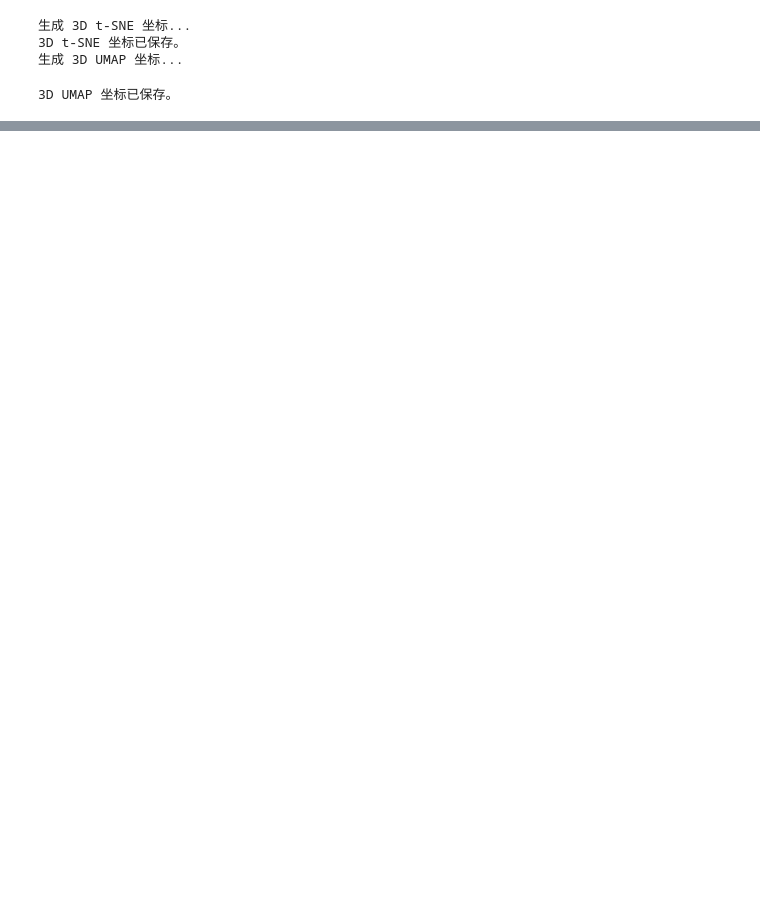
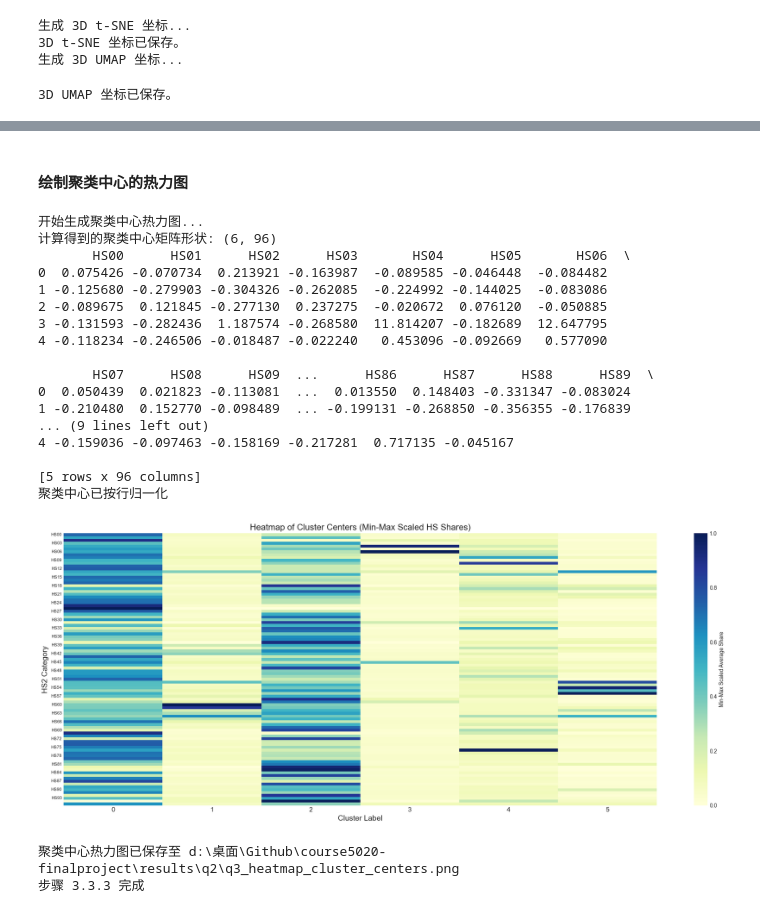
Before and after one commit to George-hardworking/course5020-finalproject, a Jupyter notebook: scripts/q2.ipynb, the cells around one changed output, grey strips where cells are left out. Saved outputs shown, nothing was run; the diff lists cells and outputs as text; code cells hidden in the pictures; blank space fills up the shorter version.

```diff
--- a/scripts/q2.ipynb
+++ b/scripts/q2.ipynb
@@ -2126,0 +2386,80 @@ print("第二次修正版步骤 3.2.7 完成")
+# %% [markdown]
+#### 绘制聚类中心的热力图
+# %%
+# 步骤 3.3.3：绘制聚类中心的热力图
+
+print("开始生成聚类中心热力图...")
+
+# 1. 计算聚类中心
+#    df_country_vectors: 行是国家，列是 HS2 类别
+#    cluster_labels: 每个国家对应的聚类标签
+df_centers = df_country_vectors.groupby(cluster_labels).mean()
+# 确保索引是整数类型，代表 cluster_label
+df_centers.index = df_centers.index.astype(int)
+df_centers.sort_index(inplace=True)
+print(f"计算得到的聚类中心矩阵形状: {df_centers.shape}")
+print(df_centers.head())
+
+# 2. (可选) 对聚类中心进行标准化或归一化以便比较
+#    这里我们对每一行（每个聚类中心）进行 Min-Max 归一化到 [0, 1]
+#    这样可以比较不同聚类在各个 HS 上的相对重要性
+scaler_center = MinMaxScaler()
+centers_scaled_data = scaler_center.fit_transform(df_centers.T).T # 对行进行归一化
+df_centers_scaled = pd.DataFrame(centers_scaled_data, index=df_centers.index, columns=df_centers.columns)
+print("聚类中心已按行归一化")
+
+# 3. 绘图 (使用归一化后的数据)
+plt.style.use('seaborn-v0_8-whitegrid')
+fig, ax = plt.subplots(figsize=(20, 8)) # 宽度较大以容纳所有 HS 类别
+
+# 使用 seaborn 绘制热力图
+# annot=False: 不显示具体数值，因为类别太多会很乱
+# fmt: 数值格式
+# cmap: 颜色映射
+# cbar_kws: 调整颜色条
+sns.heatmap(
+    df_centers_scaled.T, # 转置，使 HS 类别在 y 轴，聚类在 x 轴
+    annot=False,
+    fmt=".2f",
+    cmap="YlGnBu",
+    cbar_kws={'label': 'Min-Max Scaled Average Share'},
+    ax=ax
+)
+
+# --- 图表美化 ---
+ax.set_title('Heatmap of Cluster Centers (Min-Max Scaled HS Shares)', fontsize=16)
+ax.set_xlabel('Cluster Label', fontsize=14)
+ax.set_ylabel('HS2 Category', fontsize=14)
+# 旋转 y 轴标签以提高可读性
+ax.set_yticklabels(ax.get_yticklabels(), rotation=0, fontsize=8)
+ax.set_xticklabels(ax.get_xticklabels(), rotation=0, fontsize=12)
+
+# --- 保存图表 ---
+heatmap_centers_path = os.path.join(results_dir, 'q3_heatmap_cluster_centers.png')
+plt.tight_layout()
+plt.savefig(heatmap_centers_path, dpi=300, bbox_inches='tight')
+plt.show(fig)
+
+print(f"聚类中心热力图已保存至 {heatmap_centers_path}")
+print("步骤 3.3.3 完成")
+# %% [output]
+开始生成聚类中心热力图...
+计算得到的聚类中心矩阵形状: (6, 96)
+       HS00      HS01      HS02      HS03       HS04      HS05       HS06  \
+0  0.075426 -0.070734  0.213921 -0.163987  -0.089585 -0.046448  -0.084482
+1 -0.125680 -0.279903 -0.304326 -0.262085  -0.224992 -0.144025  -0.083086
+2 -0.089675  0.121845 -0.277130  0.237275  -0.020672  0.076120  -0.050885
+3 -0.131593 -0.282436  1.187574 -0.268580  11.814207 -0.182689  12.647795
+4 -0.118234 -0.246506 -0.018487 -0.022240   0.453096 -0.092669   0.577090
+
+       HS07      HS08      HS09  ...      HS86      HS87      HS88      HS89  \
+0  0.050439  0.021823 -0.113081  ...  0.013550  0.148403 -0.331347 -0.083024
+1 -0.210480  0.152770 -0.098489  ... -0.199131 -0.268850 -0.356355 -0.176839
+... (9 lines left out)
+4 -0.159036 -0.097463 -0.158169 -0.217281  0.717135 -0.045167
+
+[5 rows x 96 columns]
+聚类中心已按行归一化
+[figure, added]
+聚类中心热力图已保存至 d:\桌面\Github\course5020-finalproject\results\q2\q3_heatmap_cluster_centers.png
+步骤 3.3.3 完成
```
Also changed, not shown: parts of 87 cells of this notebook, 14 other files.
